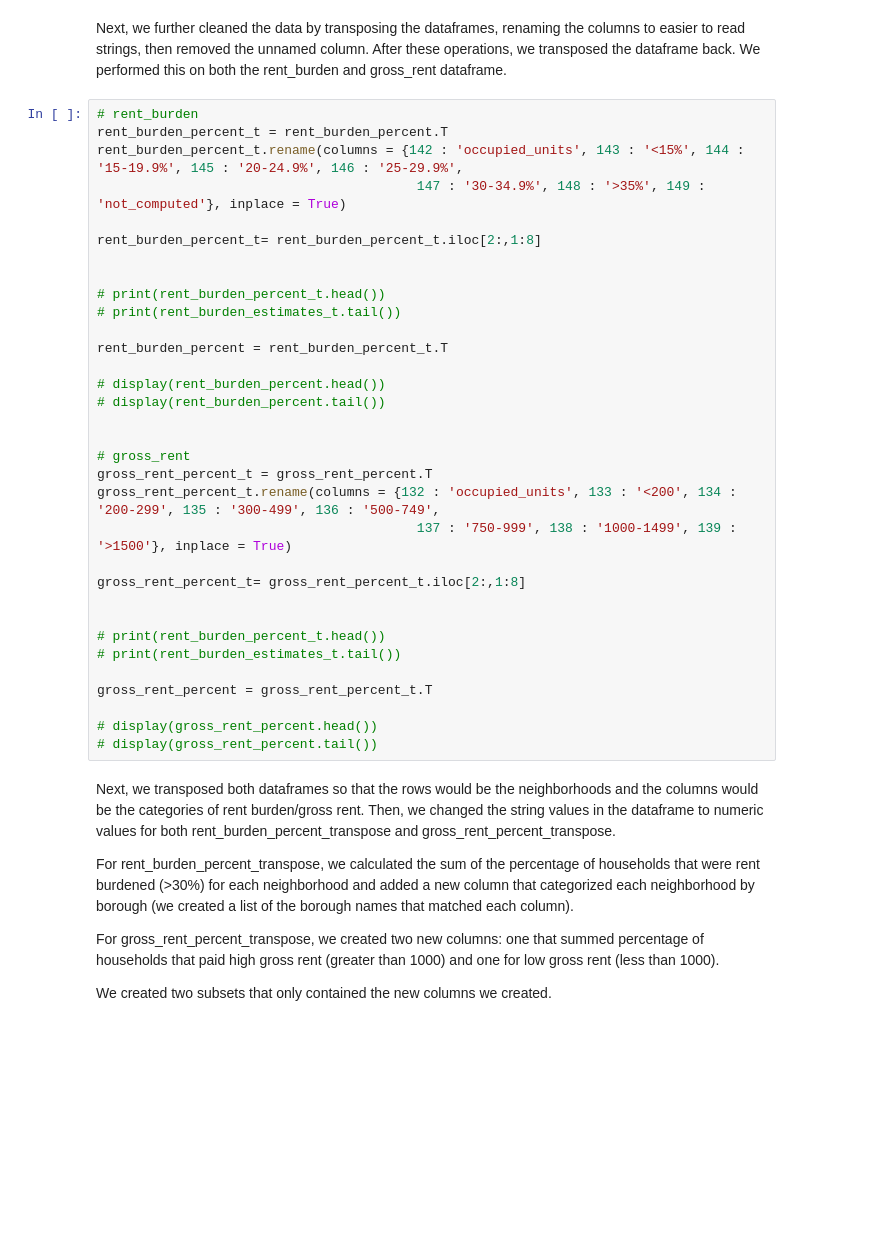
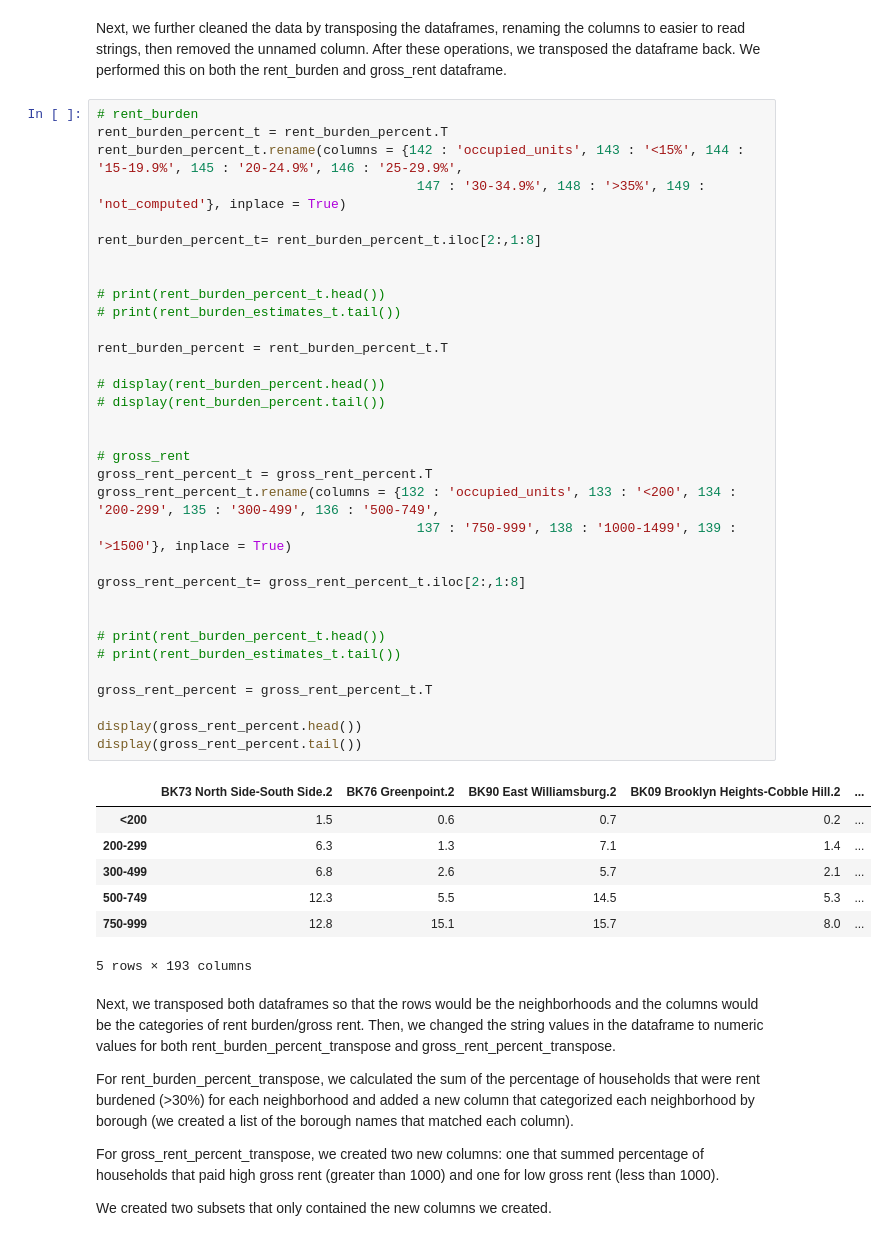
Before and after one commit to cailtyn-caj96/info-2950, a Jupyter notebook: phase2combined.ipynb, the cells around one changed output. Cells and saved outputs as stored; diff of their text form; blank space fills up the shorter version.

```diff
--- a/phase2combined.ipynb
+++ b/phase2combined.ipynb
@@ -83,35 +83,43 @@ Next, we further cleaned the data by transposing the dataframes, renaming the co
 # rent_burden
 rent_burden_percent_t = rent_burden_percent.T
 rent_burden_percent_t.rename(columns = {142 : 'occupied_units', 143 : '<15%', 144 : '15-19.9%', 145 : '20-24.9%', 146 : '25-29.9%',
                                          147 : '30-34.9%', 148 : '>35%', 149 : 'not_computed'}, inplace = True)
 
 rent_burden_percent_t= rent_burden_percent_t.iloc[2:,1:8]
 
 
 # print(rent_burden_percent_t.head())
 # print(rent_burden_estimates_t.tail())
 
 rent_burden_percent = rent_burden_percent_t.T
 
 # display(rent_burden_percent.head())
 # display(rent_burden_percent.tail())
 
 
 # gross_rent
 gross_rent_percent_t = gross_rent_percent.T
 gross_rent_percent_t.rename(columns = {132 : 'occupied_units', 133 : '<200', 134 : '200-299', 135 : '300-499', 136 : '500-749',
                                          137 : '750-999', 138 : '1000-1499', 139 : '>1500'}, inplace = True)
 
 gross_rent_percent_t= gross_rent_percent_t.iloc[2:,1:8]
 
 
 # print(rent_burden_percent_t.head())
 # print(rent_burden_estimates_t.tail())
 
 gross_rent_percent = gross_rent_percent_t.T
 
-# display(gross_rent_percent.head())
-# display(gross_rent_percent.tail())
+display(gross_rent_percent.head())
+display(gross_rent_percent.tail())
+# %% [output]
+|  | BK73 North Side-South Side.2 | BK76 Greenpoint.2 | BK90 East Williamsburg.2 | BK09 Brooklyn Heights-Cobble Hill.2 | ... |
+| <200 | 1.5 | 0.6 | 0.7 | 0.2 | ... |
+| 200-299 | 6.3 | 1.3 | 7.1 | 1.4 | ... |
+| 300-499 | 6.8 | 2.6 | 5.7 | 2.1 | ... |
+| 500-749 | 12.3 | 5.5 | 14.5 | 5.3 | ... |
+| 750-999 | 12.8 | 15.1 | 15.7 | 8.0 | ... |
+5 rows × 193 columns
 # %% [markdown]
 Next, we transposed both dataframes so that the rows would be the neighborhoods and the columns would be the categories of rent burden/gross rent. Then, we changed the string values in the dataframe to numeric values for both rent_burden_percent_transpose and gross_rent_percent_transpose.
 
```
Also changed, not shown: parts of 13 cells of this notebook.
